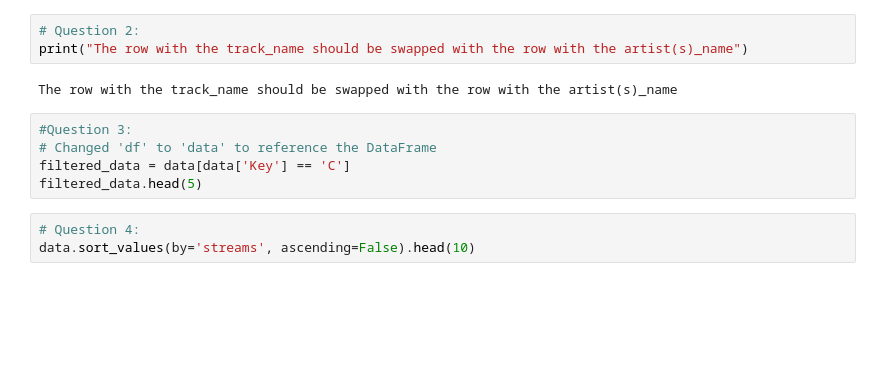
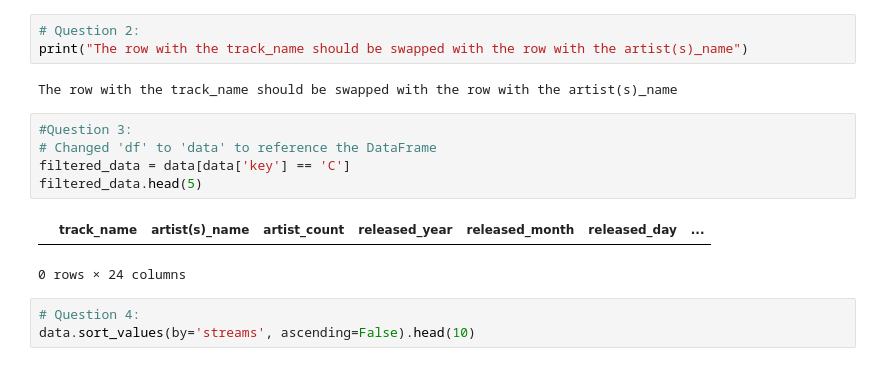
Before and after one commit to yuhengding1206/QM2-2024, a Jupyter notebook: notebooks/W01. Python Recap.ipynb, the cells around one changed output. Drawn from its saved outputs; the diff is of its cells as text; blank space fills up the shorter version.

```diff
--- a/notebooks/W01. Python Recap.ipynb
+++ b/notebooks/W01. Python Recap.ipynb
@@ -251,8 +264,11 @@ The row with the track_name should be swapped with the row with the artist(s)_na
 # %%
 #Question 3:
 # Changed 'df' to 'data' to reference the DataFrame
-filtered_data = data[data['Key'] == 'C']
+filtered_data = data[data['key'] == 'C']
 filtered_data.head(5)
+# %% [output]
+|  | track_name | artist(s)_name | artist_count | released_year | released_month | released_day | ... |
+0 rows × 24 columns
 # %%
 # Question 4:
 data.sort_values(by='streams', ascending=False).head(10)
```
Also changed, not shown: parts of 3 cells of this notebook.
